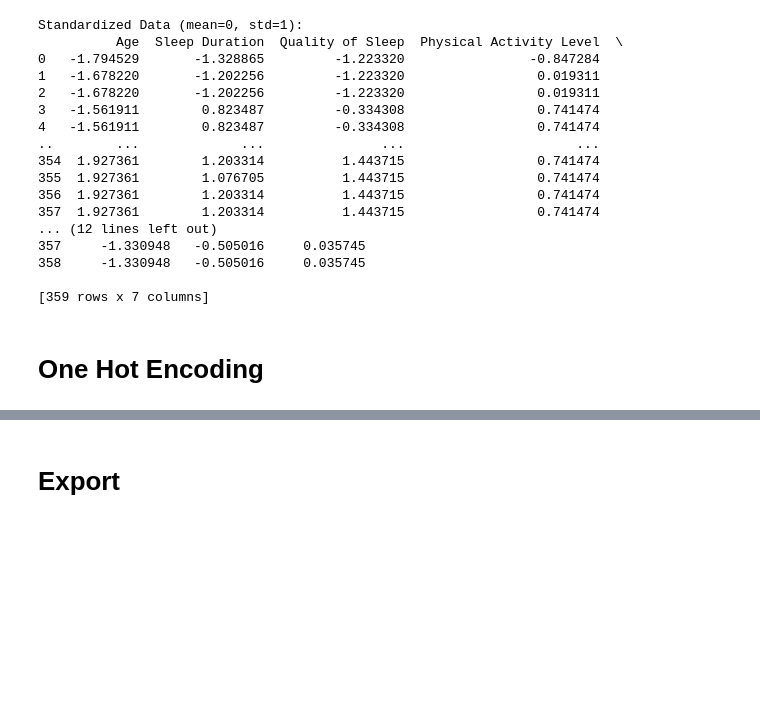
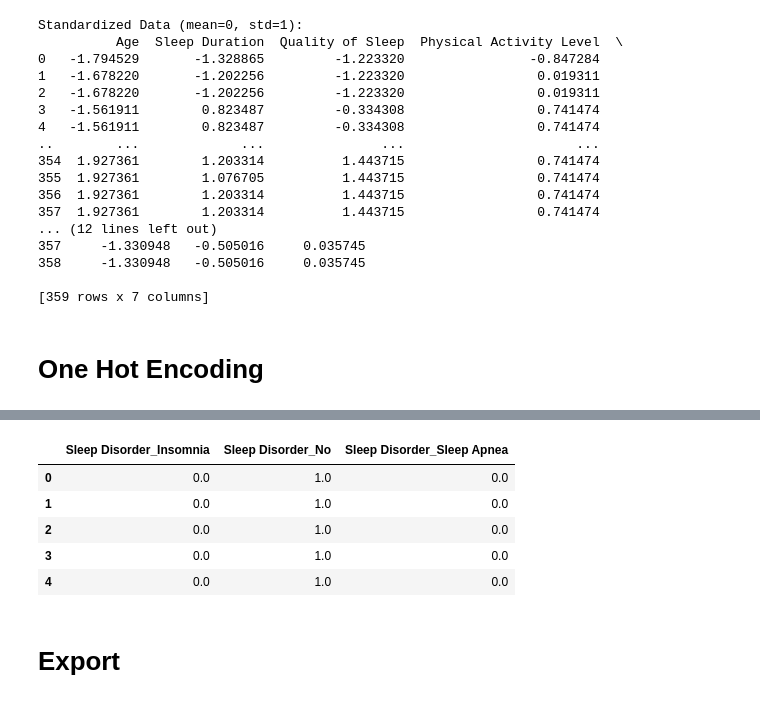
Before and after one commit to rusiravk/rusiravk-uom-ai-sessions, a Jupyter notebook: session-2/Sleep and Lifestyle Dataset/sleep_lifestyle.ipynb, the cells around one changed output, grey strips where cells are left out. Saved outputs shown, nothing was run; the diff lists cells and outputs as text; code cells hidden in the pictures; blank space fills up the shorter version.

```diff
--- a/session-2/Sleep and Lifestyle Dataset/sleep_lifestyle.ipynb
+++ b/session-2/Sleep and Lifestyle Dataset/sleep_lifestyle.ipynb
@@ -254,7 +254,7 @@ memory usage: 1.5+ KB
 # %%
 x = df_processed[['Gender', 'Age', 'Occupation', 'Sleep Duration', 'Quality of Sleep', 'Physical Activity Level', 'Stress Level',
                   'BMI Category','Blood Pressure', 'Heart Rate','Daily Steps']]
-y = df_processed['Sleep Disorder']
+y = df_processed[['Sleep Disorder']]
 # %%
 x.head()
 # %% [output]
@@ -341,3 +357,12 @@ x_encoded = pd.DataFrame(encoded_data, columns=encoded_columns)
+# %%
+y_encoded.head()
+# %% [output]
+|  | Sleep Disorder_Insomnia | Sleep Disorder_No | Sleep Disorder_Sleep Apnea |
+| 0 | 0.0 | 1.0 | 0.0 |
+| 1 | 0.0 | 1.0 | 0.0 |
+| 2 | 0.0 | 1.0 | 0.0 |
+| 3 | 0.0 | 1.0 | 0.0 |
+| 4 | 0.0 | 1.0 | 0.0 |
 # %% [markdown]
 # Export
 # %%
```
Also changed, not shown: parts of 3 cells of this notebook.
